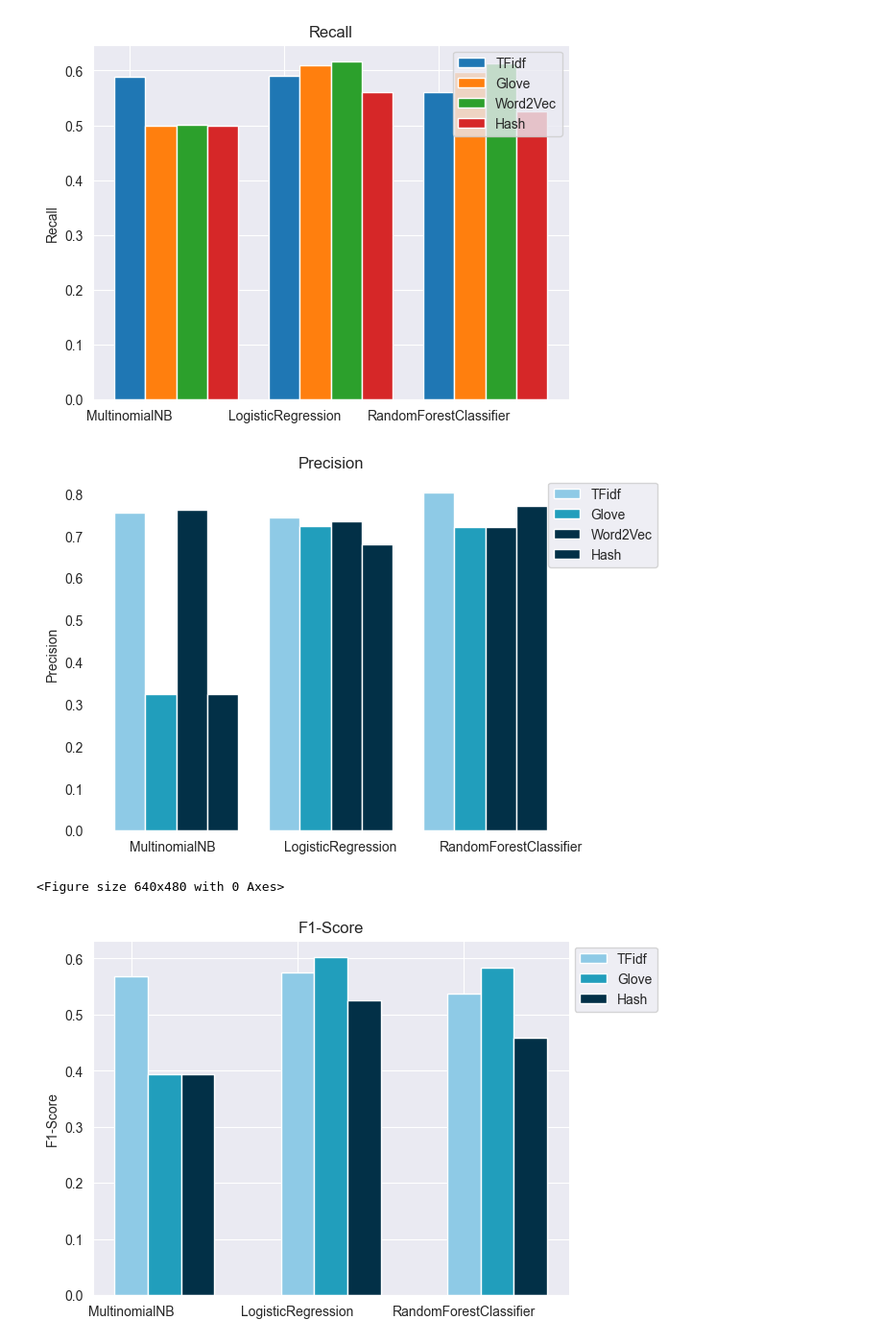
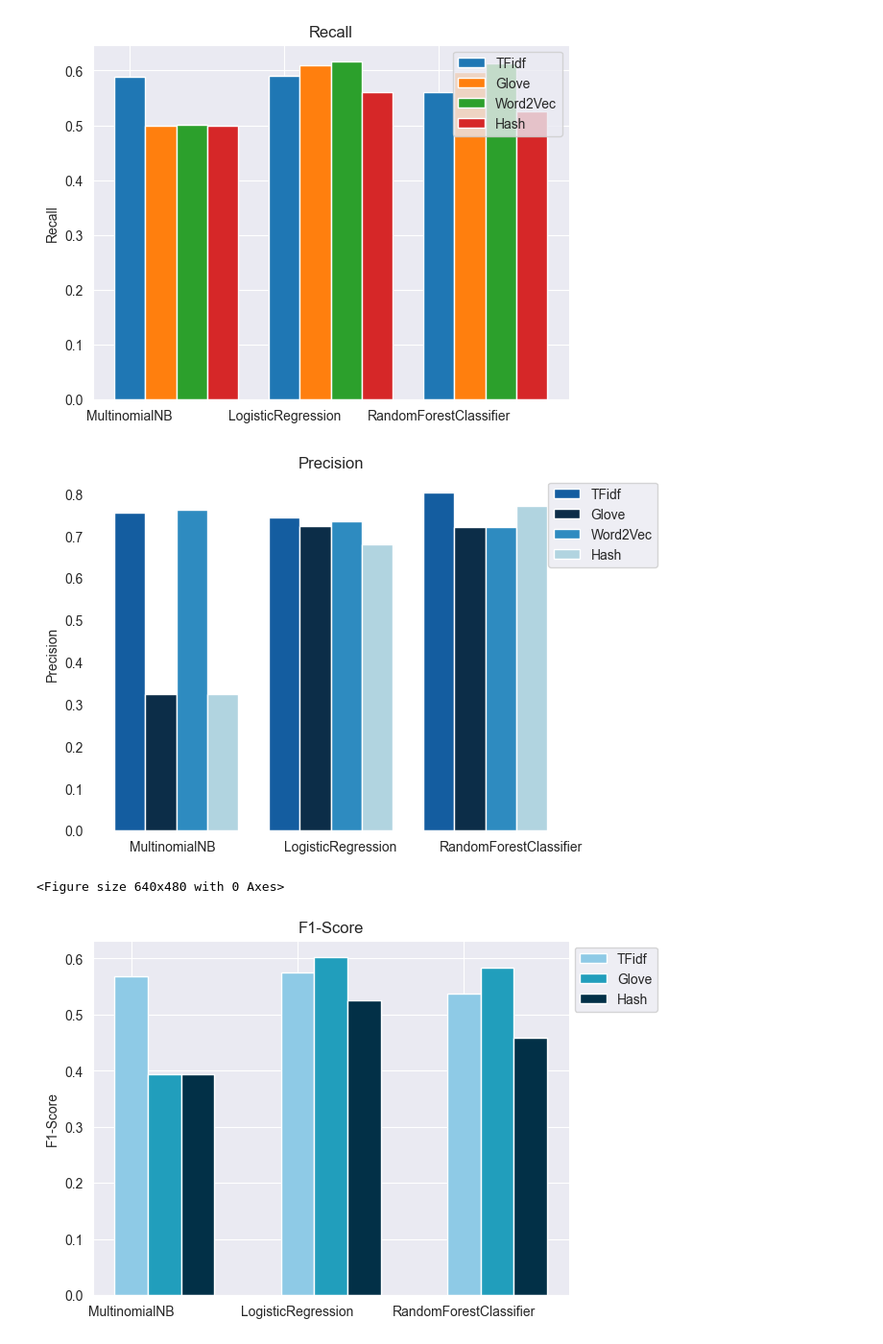
Before and after one commit to alessiodrigatti/toxic-classification, a Jupyter notebook: plots.ipynb, the cells around one changed output. Shown at 96% size. Drawn from its saved outputs; the diff is of its cells as text; code cells hidden in the pictures.

```diff
--- a/plots.ipynb
+++ b/plots.ipynb
@@ -42,35 +42,35 @@ plt.show()
 # %%
 # create a dictionary to store the recall values
 precision_dict = {we: {m: 0 for m in models} for we in word_embeddings}
 
 for _, row in df.iterrows():
     precision_dict[row['WordEmbedding']][row['Model']] = row['Precision']
 
 # plot the grouped bar chart
 kriterien = models
 vergleichs_kriterien = word_embeddings
 
 x = np.arange(len(models))
 width = 0.2
 
 fig, ax = plt.subplots()
 
-colors = ['#8ecae6', '#219ebc', '#023047', '#023047']
+colors = ['#145DA0', '#0C2D48', '#2E8BC0', '#B1D4E0']
 for i, we in enumerate(word_embeddings):
     precisions = [precision_dict[we][m] for m in models]
     ax.bar(x + i*width, precisions, width, label=we, color=colors[i])
 
 ax.set_xticks(x)
 ax.set_xticklabels(kriterien, ha='left')
 ax.set_facecolor("white")
 ax.set_title("Precision")
 ax.set_ylabel("Precision")
 ax.legend(loc='upper right', bbox_to_anchor=(1.2, 1.0))
 
 plt.show()
 plt.savefig('figure.png', transparent=True)
 # %% [output]
-[figure, old version]
+[figure, new version]
 <Figure size 640x480 with 0 Axes>
 # %%
 # create a dictionary to store the recall values
```
Also changed, not shown: parts of 1 cell of this notebook, 2 other files.
